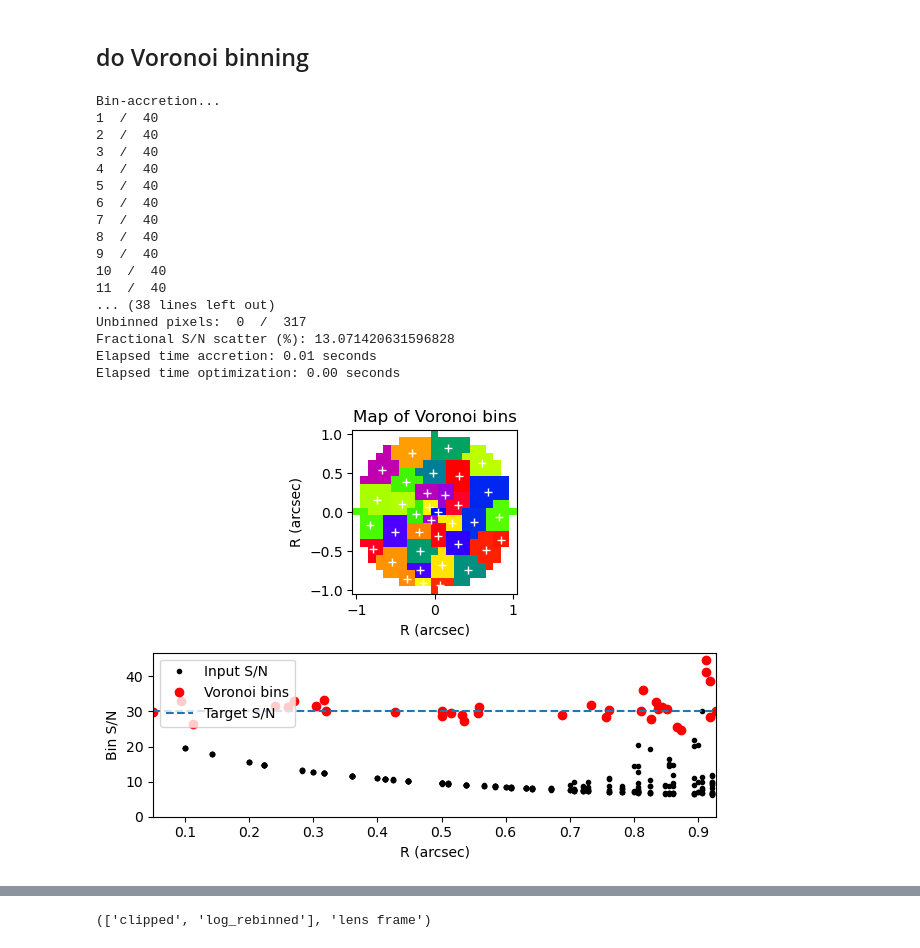
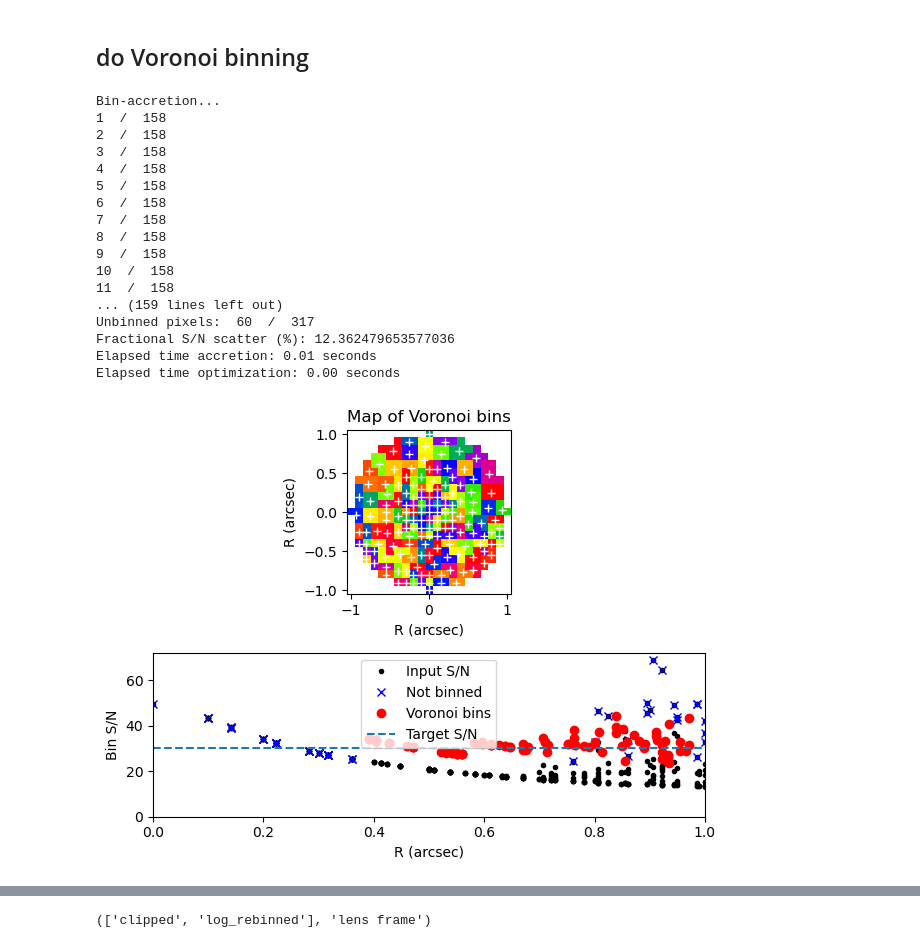
Before and after one commit to ajshajib/squirrel, a Jupyter notebook: notebooks/squirrel_example.ipynb, the cells around one changed output, grey strips where cells are left out. Drawn from its saved outputs; the diff is of its cells as text; code cells hidden in the pictures.

```diff
--- a/notebooks/squirrel_example.ipynb
+++ b/notebooks/squirrel_example.ipynb
@@ -124,33 +138,40 @@ ax.legend()
 # %% [markdown]
 ## do Voronoi binning
-# %%
-voronoi_binned_spectra = Pipeline.voronoi_bin(
-    datacube,
-    target_snr=30,
-    min_wavelength_for_snr=8700,
-    max_wavelength_for_snr=8800,
-    max_radius=1.0,
-    min_snr_per_spaxel=1.0,
-    plot=True,
-    quiet=False,
-)
-# %% [output]
-Bin-accretion...
-1  /  40
-2  /  40
-3  /  40
-4  /  40
-5  /  40
-6  /  40
-7  /  40
-8  /  40
-9  /  40
-10  /  40
-11  /  40
-... (38 lines left out)
-Unbinned pixels:  0  /  317
-Fractional S/N scatter (%): 13.071420631596828
-Elapsed time accretion: 0.01 seconds
-Elapsed time optimization: 0.00 seconds
-[figure, removed]
+# %%
+np.random.seed(0)
+
+signal_image = np.nansum(datacube.flux, axis=0) / np.sqrt(
+    datacube.wavelengths[-1] - datacube.wavelengths[0]
+)
+noise_image = np.sqrt(np.nansum(datacube.noise**2, axis=0))
+
+bin_mapping_outputs = Pipeline.get_voronoi_binning_map(
+    datacube,
+    signal_image_per_wavelength_unit=signal_image,
+    noise_image=noise_image,
+    target_snr=30,
+    max_radius=1,
+    min_snr_per_spaxel=1.0,
+    plot=True,
+    quiet=False,
+)
+# %% [output]
+Bin-accretion...
+1  /  158
+2  /  158
+3  /  158
+4  /  158
+5  /  158
+6  /  158
+7  /  158
+8  /  158
+9  /  158
+10  /  158
+11  /  158
+... (159 lines left out)
+Unbinned pixels:  60  /  317
+Fractional S/N scatter (%): 12.362479653577036
+Elapsed time accretion: 0.01 seconds
+Elapsed time optimization: 0.00 seconds
+[figure, added]
 # %%
```
Also changed, not shown: parts of 16 cells of this notebook, 1 other file.
